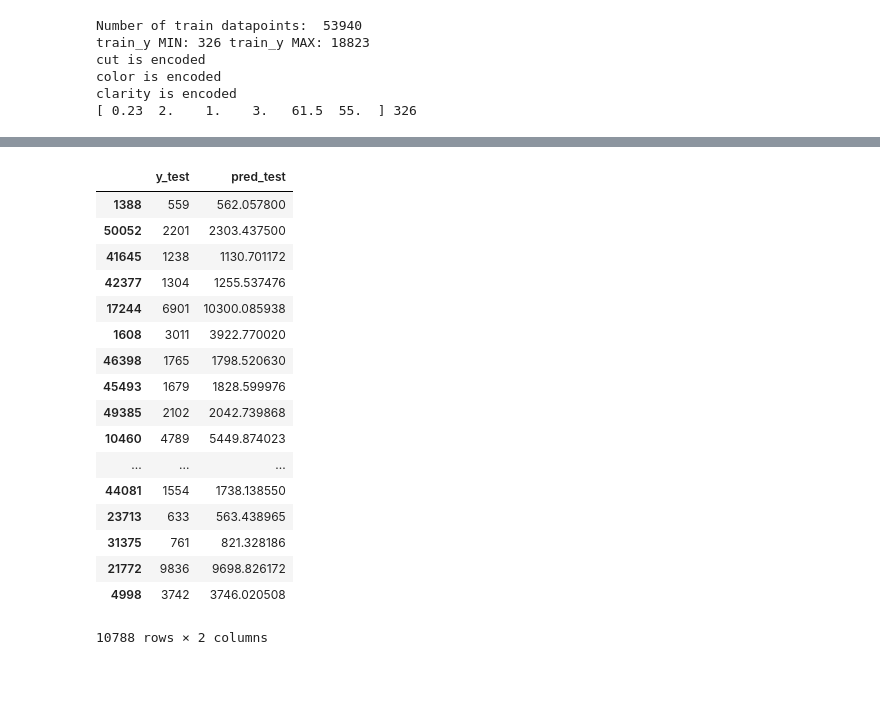
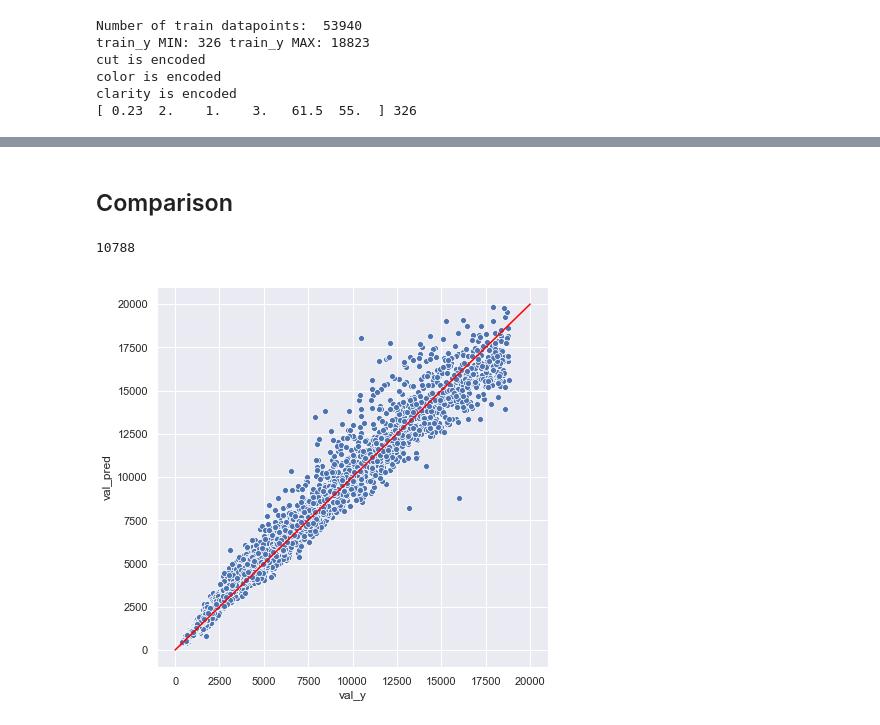
Before and after one commit to takaiyuk/notebooks, a Jupyter notebook: entity_embedding.ipynb, the cells around one changed output, grey strips where cells are left out. Cells and saved outputs as stored; diff of their text form; code cells hidden in the pictures; blank space fills up the shorter version.

```diff
--- a/entity_embedding.ipynb
+++ b/entity_embedding.ipynb
@@ -608,22 +746,13 @@ df_test_nn
-# %%
-df_test_xgb
-# %% [output]
-|  | y_test | pred_test |
-| 1388 | 559 | 562.057800 |
-| 50052 | 2201 | 2303.437500 |
-| 41645 | 1238 | 1130.701172 |
-| 42377 | 1304 | 1255.537476 |
-| 17244 | 6901 | 10300.085938 |
-| 1608 | 3011 | 3922.770020 |
-| 46398 | 1765 | 1798.520630 |
-| 45493 | 1679 | 1828.599976 |
-| 49385 | 2102 | 2042.739868 |
-| 10460 | 4789 | 5449.874023 |
-| ... | ... | ... |
-| 44081 | 1554 | 1738.138550 |
-| 23713 | 633 | 563.438965 |
-| 31375 | 761 | 821.328186 |
-| 21772 | 9836 | 9698.826172 |
-| 4998 | 3742 | 3746.020508 |
-10788 rows × 2 columns
+# %% [markdown]
+## Comparison
+# %%
+## NN with Entity Enmbedding
+print(df_test_nn.shape[0])
+plt.figure(figsize=(7,7))
+ax = sns.scatterplot(data=df_test_nnEmbed, x="val_y", y="val_pred")
+plt.plot([0,20000],[0,20000], c="red")
+plt.show()
+# %% [output]
+10788
+[figure, added]
 # %%
```
Also changed, not shown: parts of 38 cells of this notebook.
